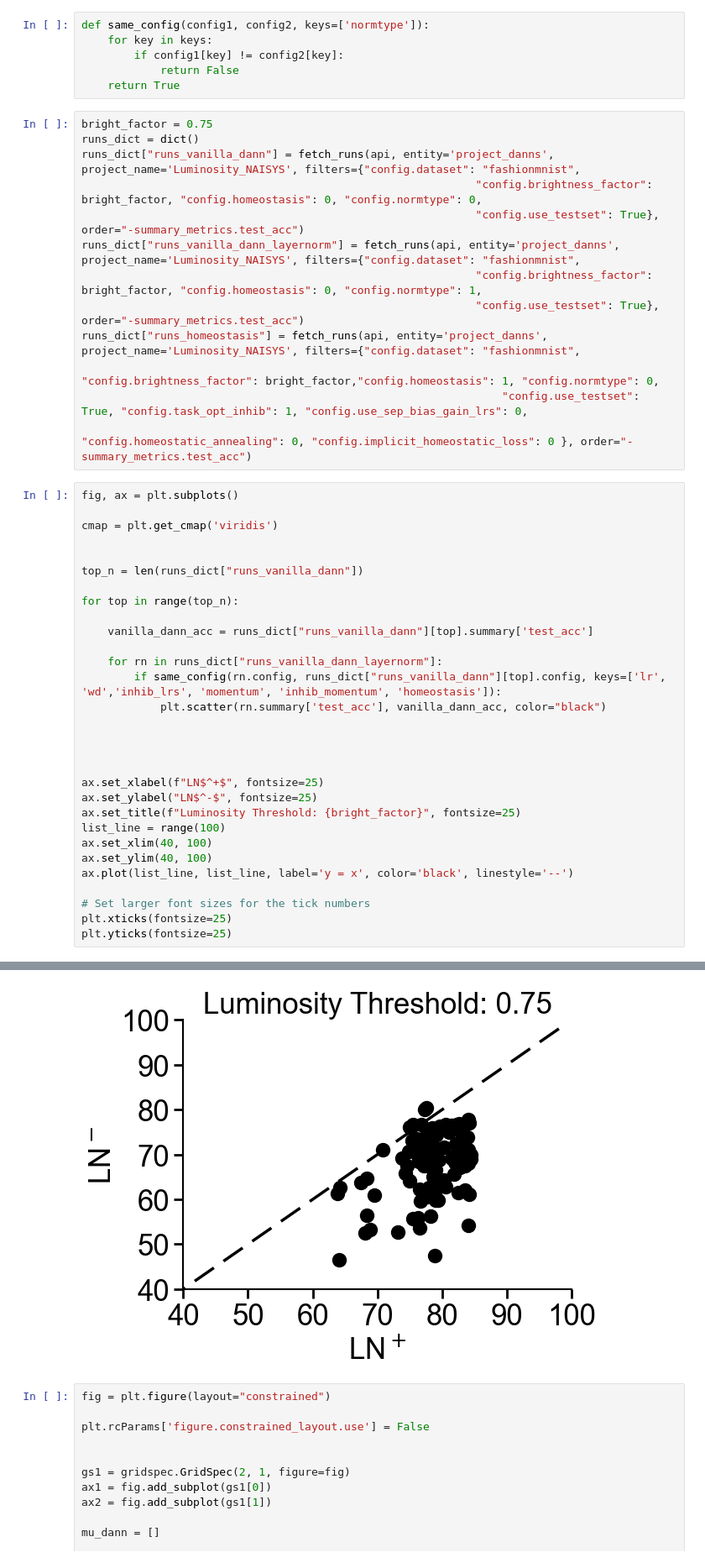
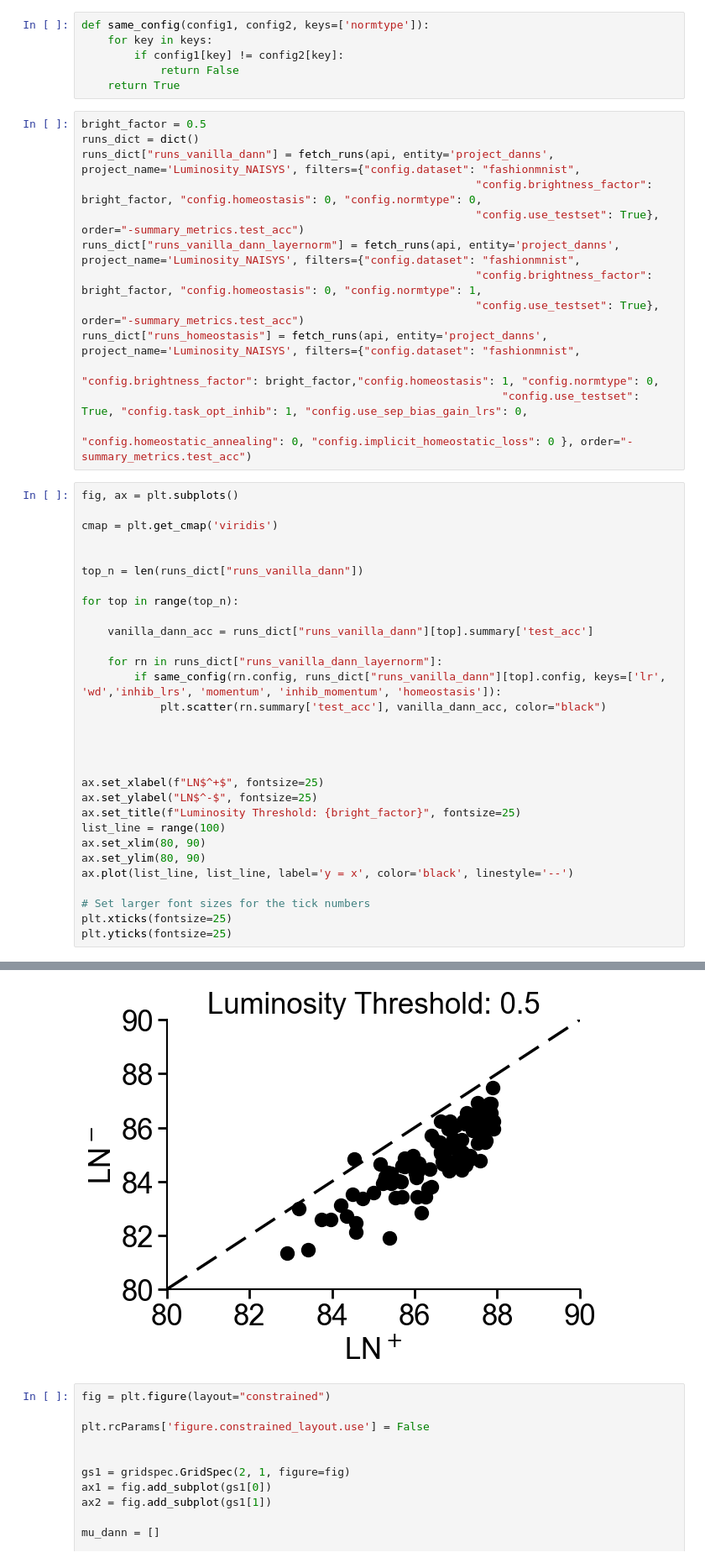
Before and after one commit to RoyHEyono/HomeostaticDANN, a Jupyter notebook: models/dense_mnist_task/notebooks/naisys_plots.ipynb, the cells around one changed output, grey strips where cells are left out. Shown at 84% size. Saved outputs shown, nothing was run; the diff lists cells and outputs as text.

```diff
--- a/models/dense_mnist_task/notebooks/naisys_plots.ipynb
+++ b/models/dense_mnist_task/notebooks/naisys_plots.ipynb
@@ -34,7 +34,7 @@ def same_config(config1, config2, keys=['normtype']):
             return False
     return True
 # %%
-bright_factor = 0.75
+bright_factor = 0.5
 runs_dict = dict()
 runs_dict["runs_vanilla_dann"] = fetch_runs(api, entity='project_danns', project_name='Luminosity_NAISYS', filters={"config.dataset": "fashionmnist",
                                                             "config.brightness_factor": bright_factor, "config.homeostasis": 0, "config.normtype": 0,
@@ -69,8 +69,8 @@ ax.set_xlabel(f"LN$^+$", fontsize=25)
 ax.set_ylabel("LN$^-$", fontsize=25)
 ax.set_title(f"Luminosity Threshold: {bright_factor}", fontsize=25)
 list_line = range(100)
-ax.set_xlim(40, 100)
-ax.set_ylim(40, 100)
+ax.set_xlim(80, 90)
+ax.set_ylim(80, 90)
 ax.plot(list_line, list_line, label='y = x', color='black', linestyle='--')
 
 # Set larger font sizes for the tick numbers
@@ -88,4 +87,4 @@ plt.yticks(fontsize=25)
-[figure, old version]
+[figure, new version]
 # %%
 fig = plt.figure(layout="constrained")
 
```
Also changed, not shown: parts of 3 cells of this notebook, 5 other files.
